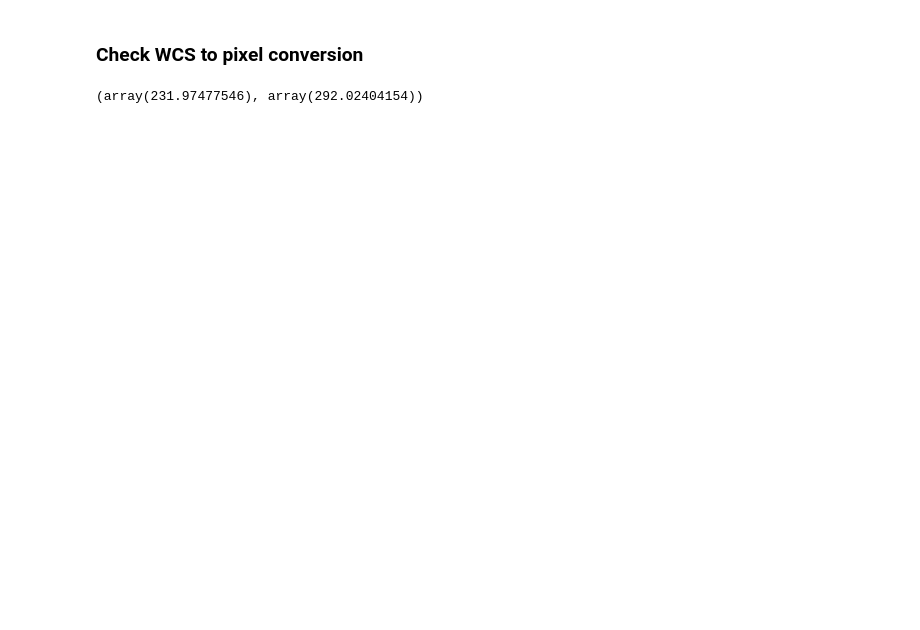
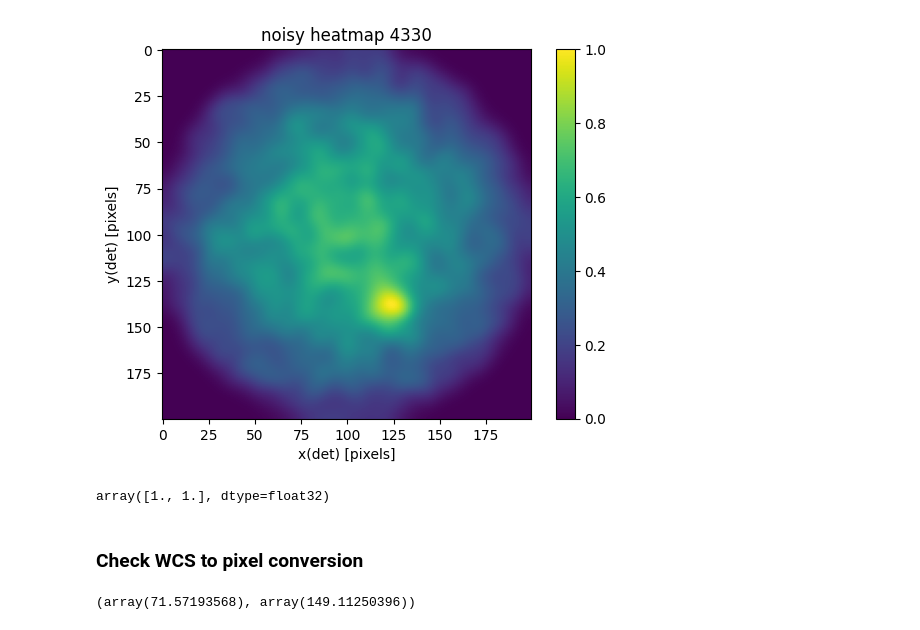
Before and after one commit to ambra-dipiano/astroAI, a Jupyter notebook: astroai/notebooks/cnn-regressor.ipynb, the cells around one changed output. Cells and saved outputs as stored; diff of their text form; code cells hidden in the pictures; blank space fills up the shorter version.

```diff
--- a/astroai/notebooks/cnn-regressor.ipynb
+++ b/astroai/notebooks/cnn-regressor.ipynb
@@ -8,7 +8,7 @@ from os.path import join, isfile
 infotable = f'/data01/homes/dipiano/E4/irf_random/crab/sim/merged_simulator_data.dat'
 
 # dataset
-mapsname = '/data01/homes/dipiano/E4/irf_random/crab/regression_5sgm_5000sz.npy'
+mapsname = '/data01/homes/dipiano/E4/irf_random/crab/regressor_100s_5sgm_5000sz_200x200_YESnorm_NOstretch.npy'
 ds = np.load(mapsname, allow_pickle=True, encoding='latin1', fix_imports=True).flat[0]
 print(f"Maps: {ds.keys()}")
 print(f"DS dataset size: {len(ds['DS'])}")
@@ -18,7 +18,9 @@ DS dataset size: 5000
 # %%
 from astroai.tools.utils import split_regression_dataset
 
-train_data, train_labels, test_data, test_labels = split_regression_dataset(ds, infotable, split=80, reshape=True, binning=250)
+binning = 200
+train_data, train_labels, test_data, test_labels = split_regression_dataset(ds, split=80, reshape=True,
+                                                                            binning=binning)
 
 print(f"Train dataset: {len(train_data)}, {train_data.shape}")
 print(f"Train labels: {len(train_labels)}, {train_labels.shape}")
@@ -87,0 +36,13 @@ row
+# %%
+import numpy as np
+from astroai.tools.utils import plot_heatmap, set_wcs
+
+# get random seed
+idx = np.random.choice(range(len(test_data)))
+# find seed to get the original heatmap
+seed = len(train_data) + idx + 1
+
+# get simulation data
+infodata = pd.read_csv(infotable, sep=' ', header=0).sort_values(by=['seed'])
+row = infodata[infodata['seed']==seed]
+row
@@ -87,0 +54,6 @@ row
+# %%
+import tensorflow as tf
+
+savename = 'regressor_200x200_filter2_90kp'
+model = tf.keras.models.load_model(f'../models/{savename}.keras')
+model.summary()
@@ -87,0 +89,7 @@ row
+# %%
+predictions = model.predict(test_data)
+
+# plot noisy and prediction
+plot_heatmap(test_data[idx], title=f'noisy heatmap {seed}', show=True, save=False, save_name=None)
+predictions[idx]
+# %% [output]
@@ -88,14 +97,16 @@ row
+[figure, added]
+array([1., 1.], dtype=float32)
 # %% [markdown]
 ### Check WCS to pixel conversion
 # %%
 from astroai.tools.utils import *
 
 w = set_wcs(point_ra=row['point_ra'].values[0], point_dec=row['point_dec'].values[0],
-            point_ref=250/2+0.5, pixelsize=row['fov'].values[0]/250)
+            point_ref=binning/2+0.5, pixelsize=2*row['fov'].values[0]/250)
 x, y = w.world_to_pixel(SkyCoord(row['source_ra'].values[0], row['source_dec'].values[0], unit='deg'))
 x, y
 # %% [output]
-(array(231.97477546), array(292.02404154))
+(array(71.57193568), array(149.11250396))
 # %%
 sky = w.pixel_to_world(x, y)
 sky
```
Also changed, not shown: parts of 12 cells of this notebook, 2 other files.
